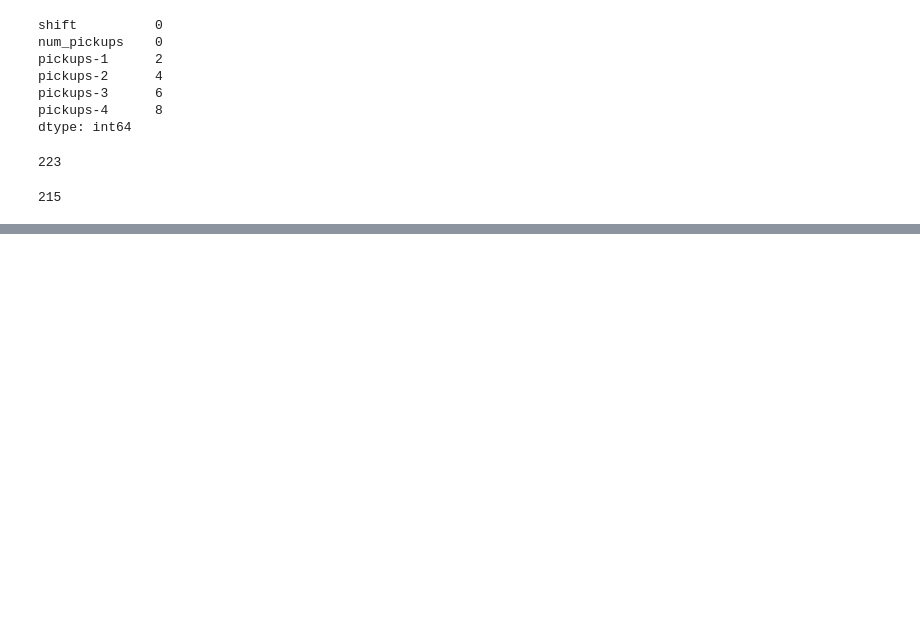
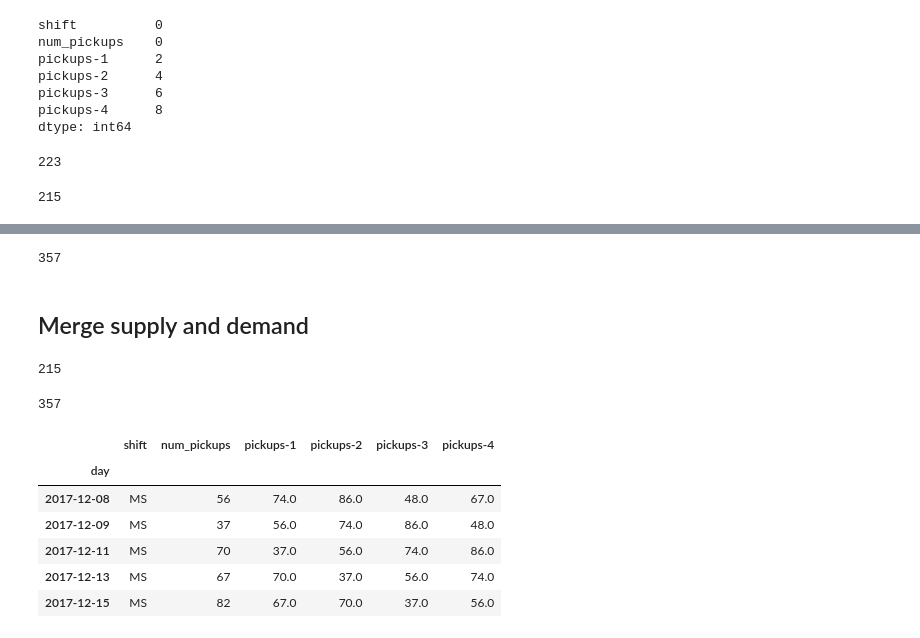
Before and after one commit to doreensacker/Forcasting-demand, a Jupyter notebook: Zipjet.ipynb, the cells around one changed output, grey strips where cells are left out. Cells and saved outputs as stored; diff of their text form; code cells hidden in the pictures; blank space fills up the shorter version.

```diff
--- a/Zipjet.ipynb
+++ b/Zipjet.ipynb
@@ -348,0 +491,24 @@ len(demand_feature)
+# %%
+len(feature_per_day)
+# %% [output]
+357
+# %% [markdown]
+## Merge supply and demand
+# %%
+len(demand_feature)
+# %% [output]
+215
+# %%
+len(feature_per_day)
+# %% [output]
+357
+# %%
+demand_feature.head()
+# %% [output]
+|  | shift | num_pickups | pickups-1 | pickups-2 | pickups-3 | pickups-4 |
+| day |  |  |  |  |  |  |
+| 2017-12-08 | MS | 56 | 74.0 | 86.0 | 48.0 | 67.0 |
+| 2017-12-09 | MS | 37 | 56.0 | 74.0 | 86.0 | 48.0 |
+| 2017-12-11 | MS | 70 | 37.0 | 56.0 | 74.0 | 86.0 |
+| 2017-12-13 | MS | 67 | 70.0 | 37.0 | 56.0 | 74.0 |
+| 2017-12-15 | MS | 82 | 67.0 | 70.0 | 37.0 | 56.0 |
```
Also changed, not shown: parts of 39 cells of this notebook.
